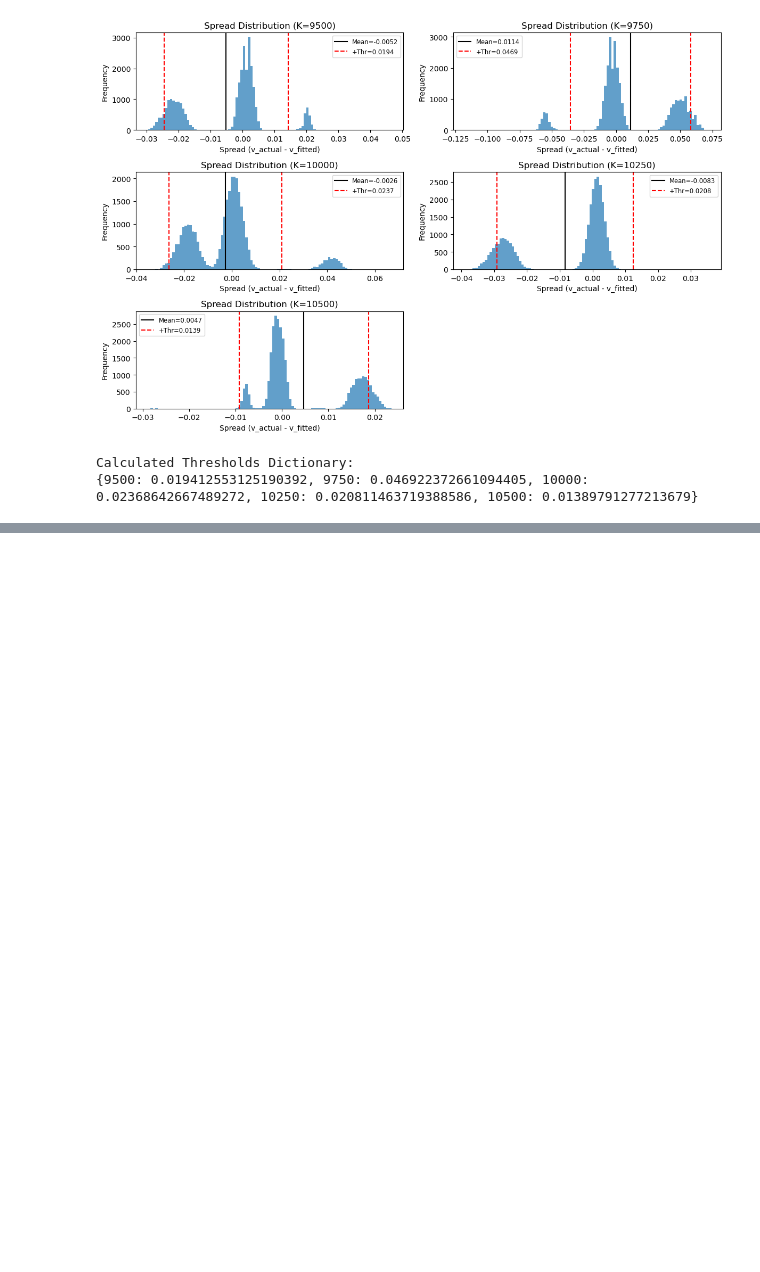
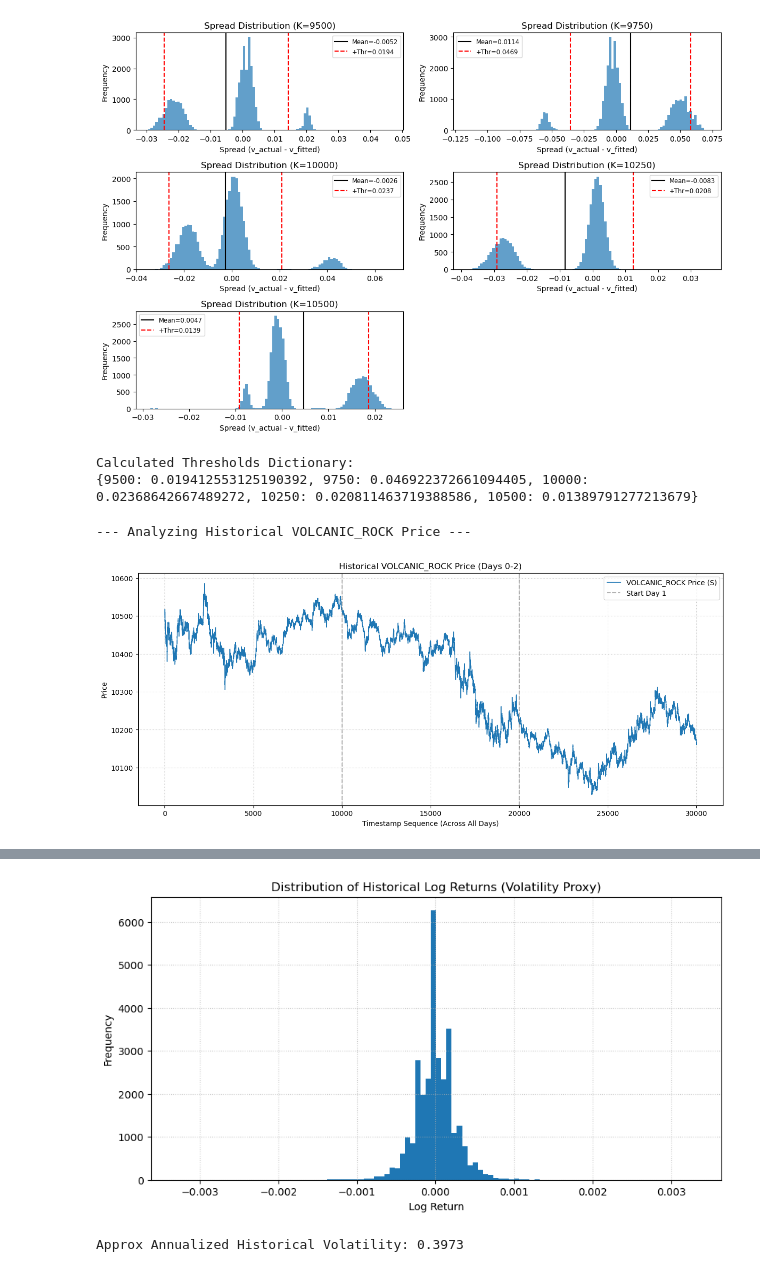
Before and after one commit to maxwoodruffvale/IMCprosperity2025, a Jupyter notebook: ROUND 3/plotting.ipynb, the cells around one changed output, grey strips where cells are left out. Drawn from its saved outputs; the diff is of its cells as text; code cells hidden in the pictures; blank space fills up the shorter version.

```diff
--- a/ROUND 3/plotting.ipynb
+++ b/ROUND 3/plotting.ipynb
@@ -928,3 +926,71 @@ Finished calculating spreads. Encountered 453 calculation issues (skipped).
 [figure]
 Calculated Thresholds Dictionary:
 {9500: 0.019412553125190392, 9750: 0.046922372661094405, 10000: 0.02368642667489272, 10250: 0.020811463719388586, 10500: 0.01389791277213679}
+# %%
+# Analysis Step 1: Visualize VOLCANIC_ROCK Price
+# Assumes df_pivot exists and has the 'S' column.
+# Assumes matplotlib.pyplot as plt and numpy as np are imported.
+
+if 'df_pivot' in locals() and not df_pivot.empty and 'S' in df_pivot.columns:
+    print("\n--- Analyzing Historical VOLCANIC_ROCK Price ---")
+
+    # Ensure index is sorted
+    df_pivot = df_pivot.sort_index()
+
+    # --- Plot Price Time Series ---
+    plt.figure(figsize=(15, 6))
+    # Using sequence for x-axis for continuous view across days
+    x_axis = np.arange(len(df_pivot))
+    plt.plot(x_axis, df_pivot['S'], label='VOLCANIC_ROCK Price (S)', linewidth=1)
+
+    # Add vertical lines for day changes
+    if isinstance(df_pivot.index, pd.MultiIndex):
+        day_indices = df_pivot.index.get_level_values('day')
+        change_indices = np.where(day_indices[:-1] != day_indices[1:])[0] + 1
+        for idx in change_indices:
+             plt.axvline(idx, color='grey', linestyle='--', alpha=0.6, label=f'Start Day {day_indices[idx]}' if idx == change_indices[0] else "")
+
+    plt.xlabel('Timestamp Sequence (Across All Days)')
+    plt.ylabel('Price')
+    plt.title('Historical VOLCANIC_ROCK Price (Days 0-2)')
+    plt.legend()
+    plt.grid(True, linestyle=':', alpha=0.7)
+    plt.show()
+
+    # --- Calculate Basic Price Statistics ---
+    print("\n--- Basic Statistics for VOLCANIC_ROCK Price (Overall) ---")
+    print(df_pivot['S'].describe())
+
+    # --- Calculate & Analyze Returns ---
+    # Using log returns: log(price_t / price_{t-1})
+    df_pivot['log_return'] = np.log(df_pivot['S'] / df_pivot['S'].shift(1))
+    # Drop the first NaN value resulting from shift()
+    log_returns = df_pivot['log_return'].dropna()
+
+    print("\n--- Basic Statistics for Log Returns ---")
+    print(log_returns.describe())
+
+    # Plot histogram of log returns
+    plt.figure(figsize=(10, 5))
+    log_returns.hist(bins=100)
+    plt.title('Distribution of Historical Log Returns (Volatility Proxy)')
+    plt.xlabel('Log Return')
+    plt.ylabel('Frequency')
+    plt.grid(True, linestyle=':', alpha=0.7)
+    plt.show()
+
+    # Calculate historical volatility (annualized std dev of log returns)
+    # Multiply by sqrt(periods_per_year). Timestamps are 100ms apart? 10 per second.
+    # timestamps_per_day = 1_000_000 # 100ms steps
+    # seconds_per_day = timestamps_per_day / 10
+    # trading_days = 3 (approx) - need more robust way if needed
+    # For simplicity, let's annualize assuming 10000 steps per day segment shown
+    steps_per_year = TRADING_DAYS_PER_YEAR * 10000 # Approx steps per year
+    hist_volatility = log_returns.std() * np.sqrt(steps_per_year)
+    print(f"\nApprox Annualized Historical Volatility: {hist_volatility:.4f}")
+
+else:
+    print("`df_pivot` DataFrame with 'S' column not available.")
+# %% [output]
+--- Analyzing Historical VOLCANIC_ROCK Price ---
+[figure, added]
@@ -930,0 +1014,2 @@ Calculated Thresholds Dictionary:
+[figure, added]
+Approx Annualized Historical Volatility: 0.3973
```
Also changed, not shown: parts of 2 cells of this notebook, 2 other files.
